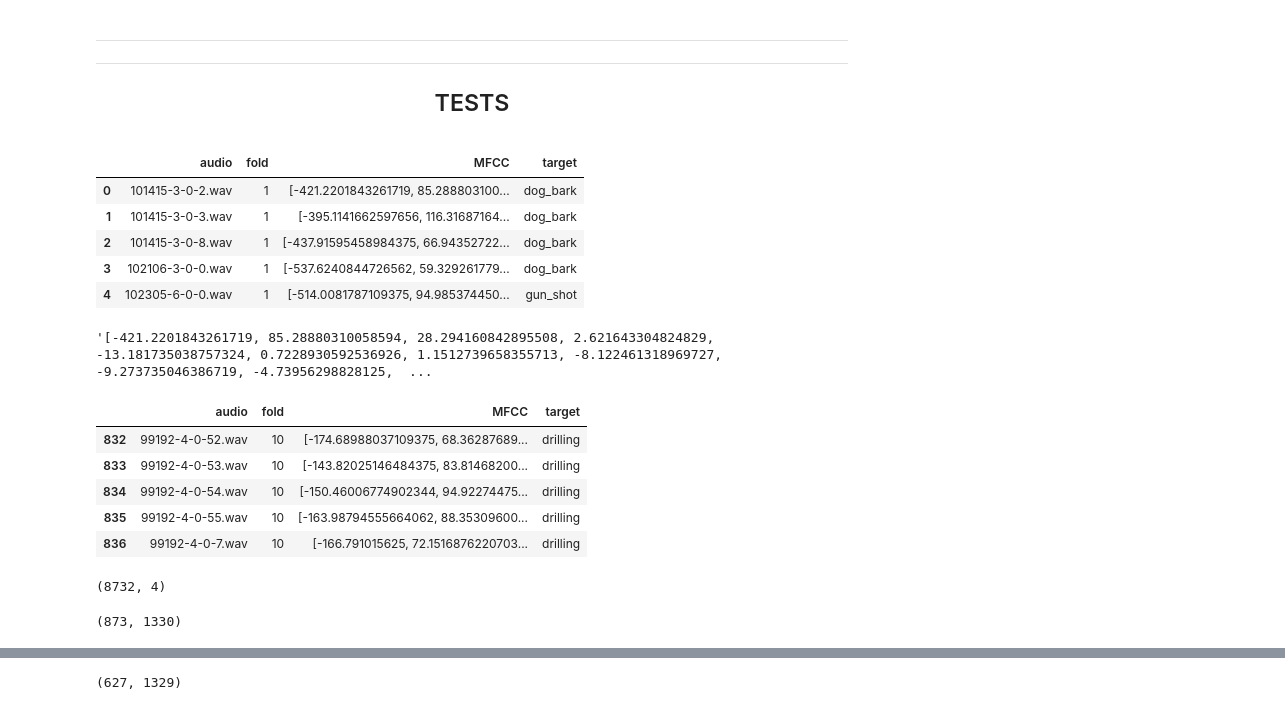
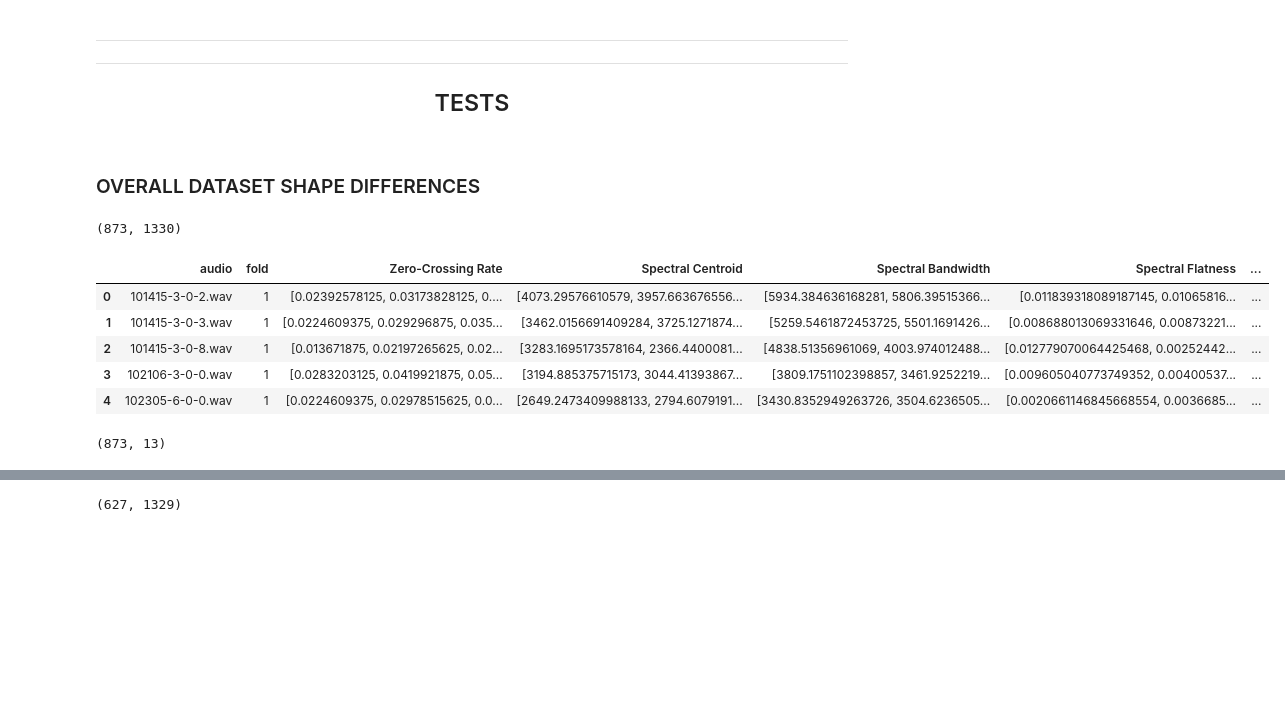
Before and after one commit to EstevesX10/ML2-Urban-Sound-Classification, a Jupyter notebook: Urban-Sound-Classification/UrbanSoundClassification.ipynb, the cells around one changed output, grey strips where cells are left out. Drawn from its saved outputs; the diff is of its cells as text; code cells hidden in the pictures; blank space fills up the shorter version.

```diff
--- a/Urban-Sound-Classification/UrbanSoundClassification.ipynb
+++ b/Urban-Sound-Classification/UrbanSoundClassification.ipynb
@@ -546,21 +546,24 @@ $\quad$ If there is any difficulty on downloading or executing this project, ple
 ## TESTS
 
 </div>
+# %% [markdown]
+### OVERALL DATASET SHAPE DIFFERENCES
+# %%
+a = pd.read_csv(pathsConfig['Datasets'][f'Fold-{1}']['Processed-Features'])
+a.shape
+# %% [output]
+(873, 1330)
 # %%
 # Loading the mean mfccs from a singuar fold
 fold = 1
-datasetName = 'MFCCs-Feature'
-# datasetName = 'Total-Features'
+# datasetName = 'MFCCs-Feature'
+datasetName = 'Total-Features'
 mfccs = pd.read_csv(pathsConfig['Datasets'][f'Fold-{fold}'][datasetName])
 mfccs.head()
 # %% [output]
-|  | audio | fold | MFCC | target |
-| 0 | 101415-3-0-2.wav | 1 | [-421.2201843261719, 85.288803100... | dog_bark |
-| 1 | 101415-3-0-3.wav | 1 | [-395.1141662597656, 116.31687164... | dog_bark |
-| 2 | 101415-3-0-8.wav | 1 | [-437.91595458984375, 66.94352722... | dog_bark |
-| 3 | 102106-3-0-0.wav | 1 | [-537.6240844726562, 59.329261779... | dog_bark |
-| 4 | 102305-6-0-0.wav | 1 | [-514.0081787109375, 94.985374450... | gun_shot |
+|  | audio | fold | Zero-Crossing Rate | Spectral Centroid | Spectral Bandwidth | Spectral Flatness | ... |
+| 0 | 101415-3-0-2.wav | 1 | [0.02392578125, 0.03173828125, 0.... | [4073.29576610579, 3957.663676556... | [5934.384636168281, 5806.39515366... | [0.011839318089187145, 0.01065816... | ... |
+| 1 | 101415-3-0-3.wav | 1 | [0.0224609375, 0.029296875, 0.035... | [3462.0156691409284, 3725.1271874... | [5259.5461872453725, 5501.1691426... | [0.008688013069331646, 0.00873221... | ... |
+| 2 | 101415-3-0-8.wav | 1 | [0.013671875, 0.02197265625, 0.02... | [3283.1695173578164, 2366.4400081... | [4838.51356961069, 4003.974012488... | [0.012779070064425468, 0.00252442... | ... |
+| 3 | 102106-3-0-0.wav | 1 | [0.0283203125, 0.0419921875, 0.05... | [3194.885375715173, 3044.41393867... | [3809.1751102398857, 3461.9252219... | [0.009605040773749352, 0.00400537... | ... |
+| 4 | 102305-6-0-0.wav | 1 | [0.0224609375, 0.02978515625, 0.0... | [2649.2473409988133, 2794.6079191... | [3430.8352949263726, 3504.6236505... | [0.0020661146845668554, 0.0036685... | ... |
-# %%
-mfccs.MFCC[0]
-# %% [output]
-'[-421.2201843261719, 85.28880310058594, 28.294160842895508, 2.621643304824829, -13.181735038757324, 0.7228930592536926, 1.1512739658355713, -8.122461318969727, -9.273735046386719, -4.73956298828125,  ...
@@ -571,21 +570,7 @@ mfccs = pd.concat(foo)
-# %%
-mfccs.tail()
-# %% [output]
-|  | audio | fold | MFCC | target |
-| 832 | 99192-4-0-52.wav | 10 | [-174.68988037109375, 68.36287689... | drilling |
-| 833 | 99192-4-0-53.wav | 10 | [-143.82025146484375, 83.81468200... | drilling |
-| 834 | 99192-4-0-54.wav | 10 | [-150.46006774902344, 94.92274475... | drilling |
-| 835 | 99192-4-0-55.wav | 10 | [-163.98794555664062, 88.35309600... | drilling |
-| 836 | 99192-4-0-7.wav | 10 | [-166.791015625, 72.1516876220703... | drilling |
 # %%
 mfccs.shape
 # %% [output]
-(8732, 4)
+(873, 13)
-# %%
-d = pd.read_csv(pathsConfig["Datasets"][f"Fold-{1}"]['Processed-Features'])
-d.shape
-# %% [output]
-(873, 1330)
 # %%
 # Convert mfccs into numpy array
 x = np.array(mfccs['MFCC'].apply(lambda x: ast.literal_eval(x)).tolist())
```
Also changed, not shown: parts of 19 cells of this notebook.
